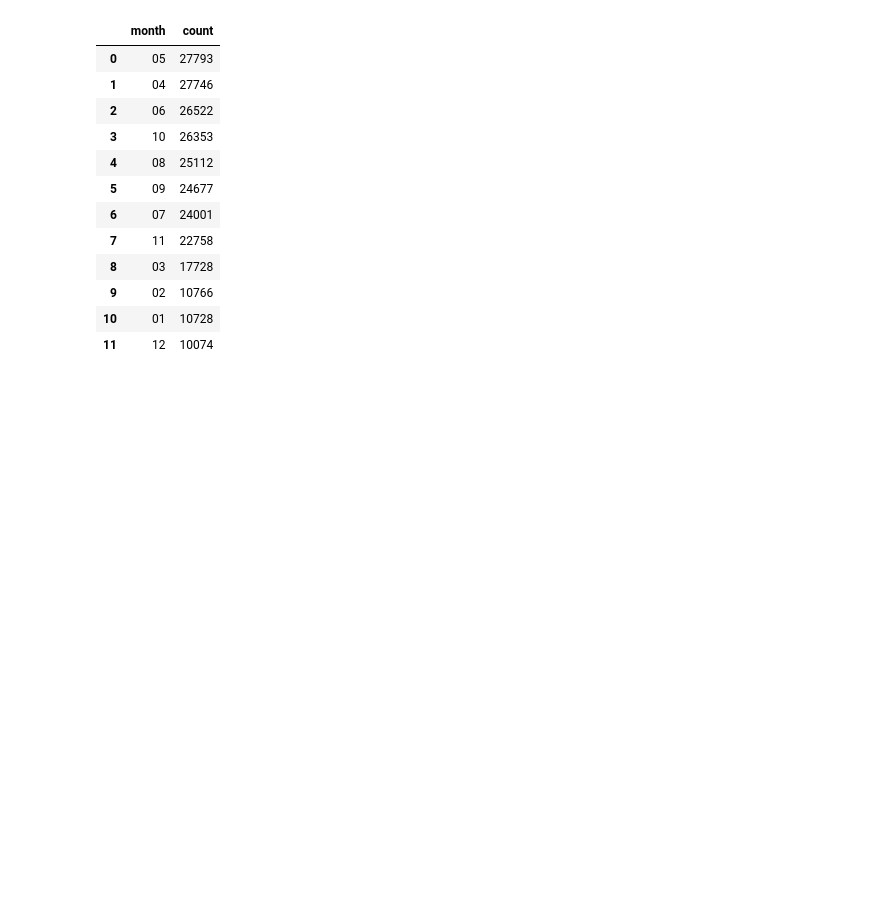
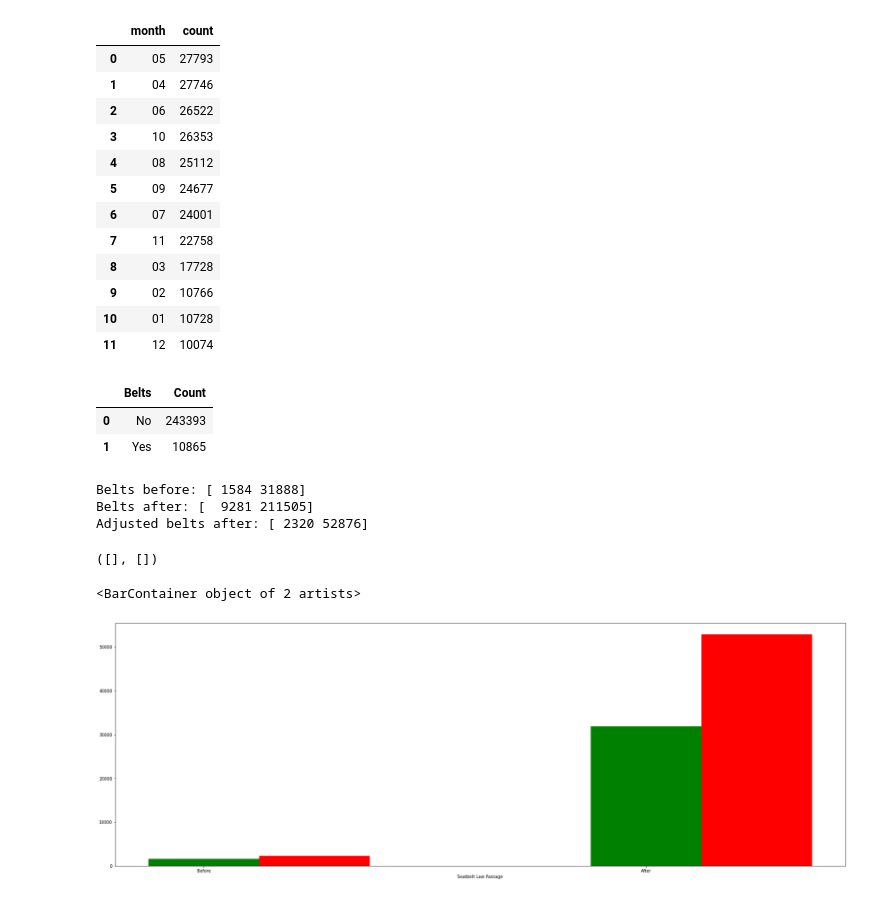
Before and after one commit to matlockhart/cs5830_final, a Jupyter notebook: data_processing.ipynb, the cells around one changed output. Drawn from its saved outputs; the diff is of its cells as text; code cells hidden in the pictures; blank space fills up the shorter version.

Commit message:
seatbelt stuff

```diff
--- a/data_processing.ipynb
+++ b/data_processing.ipynb
@@ -170,3 +173,62 @@ month
 | 9 | 02 | 10766 |
 | 10 | 01 | 10728 |
 | 11 | 12 | 10074 |
+# %%
+belts = data.value_counts(['Belts']).reset_index(name='Count')
+belts
+# %% [output]
+|  | Belts | Count |
+| 0 | No | 243393 |
+| 1 | Yes | 10865 |
+# %%
+np_belts_before = np.array([0,0])
+np_belts_after = np.array([0,0])
+
+from datetime import datetime
+seatbelt_law_date = datetime.strptime("08/01/2013", "%m/%d/%Y")
+
+for index, item in data.iterrows():
+    if index % 100 == 0:
+        print(index, end="\r")
+    temp_date = datetime.strptime(item['Date Of Stop'], "%m/%d/%Y")
+    if temp_date.date() <= seatbelt_law_date.date(): # Before the law
+        if item.Belts.lower() == "no":
+            np_belts_before[1] += 1
+        else:
+            np_belts_before[0] += 1
+    else:
+        if item.Belts.lower() == "no":
+            np_belts_after[1] += 1
+        else:
+            np_belts_after[0] += 1
+print(f"Belts before: {np_belts_before}")
+print(f"Belts after: {np_belts_after}")
+
+np_belts_after_adjusted = np_belts_after
+np_belts_after_adjusted[0] = np_belts_after_adjusted[0] / 4
+np_belts_after_adjusted[1] = np_belts_after_adjusted[1] / 4
+
+print(f"Adjusted belts after: {np_belts_after_adjusted}")
+# %% [output]
+Belts before: [ 1584 31888]
+Belts after: [  9281 211505]
+Adjusted belts after: [ 2320 52876]
+# %%
+X = np.arange(2)
+fig = plt.figure()
+
+ax = fig.add_axes([0,0,4,2])
+law_classification = ['Before', 'After']
+
+ax.set_xlabel("Seatbelt Law Passage")
+ax.set_xticks(range(2))
+ax.set_xticklabels(law_classification)
+
+print(ax.get_legend_handles_labels())
+
+ax.bar(X + 0.00, np_belts_before, color = 'g', width = 0.25)
+ax.bar(X + 0.25, np_belts_after_adjusted, color = 'r', width = 0.25)
+# %% [output]
+([], [])
+<BarContainer object of 2 artists>
+[figure, added]
```
Also changed, not shown: parts of 1 cell of this notebook.
